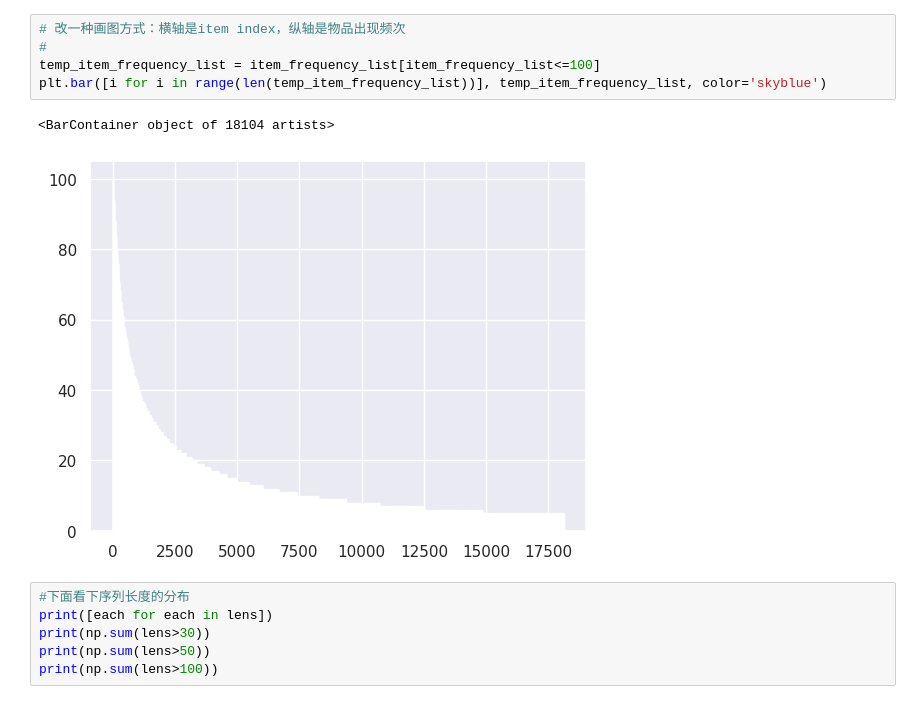
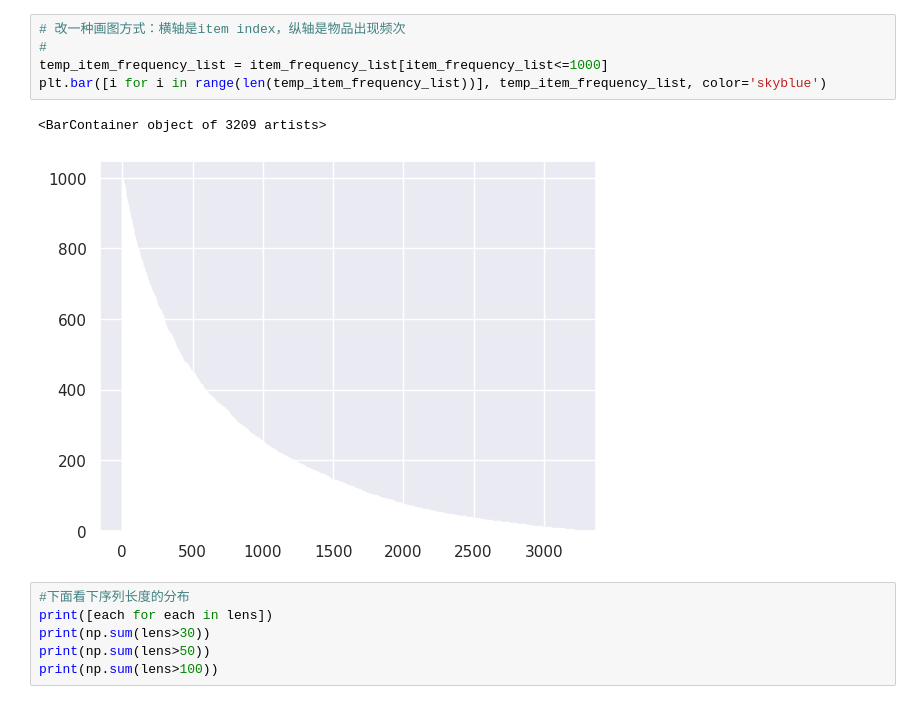
Before and after one commit to Starr8845/CoSeRec, a Jupyter notebook: data_analysis/item.ipynb, the cells around one changed output. Saved outputs shown, nothing was run; the diff lists cells and outputs as text.

```diff
--- a/data_analysis/item.ipynb
+++ b/data_analysis/item.ipynb
@@ -78,11 +79,11 @@ https://gist.github.com/mwaskom/de44147ed2974457ad6372750bbe5751
 # %%
 # 改一种画图方式：横轴是item index，纵轴是物品出现频次
 #
-temp_item_frequency_list = item_frequency_list[item_frequency_list<=100]
+temp_item_frequency_list = item_frequency_list[item_frequency_list<=1000]
 plt.bar([i for i in range(len(temp_item_frequency_list))], temp_item_frequency_list, color='skyblue')
 # %% [output]
-<BarContainer object of 18104 artists>
+<BarContainer object of 3209 artists>
-[figure, old version]
+[figure, new version]
 # %%
 #下面看下序列长度的分布
 print([each for each in lens])
```
Also changed, not shown: parts of 3 cells of this notebook, 10 other files.
